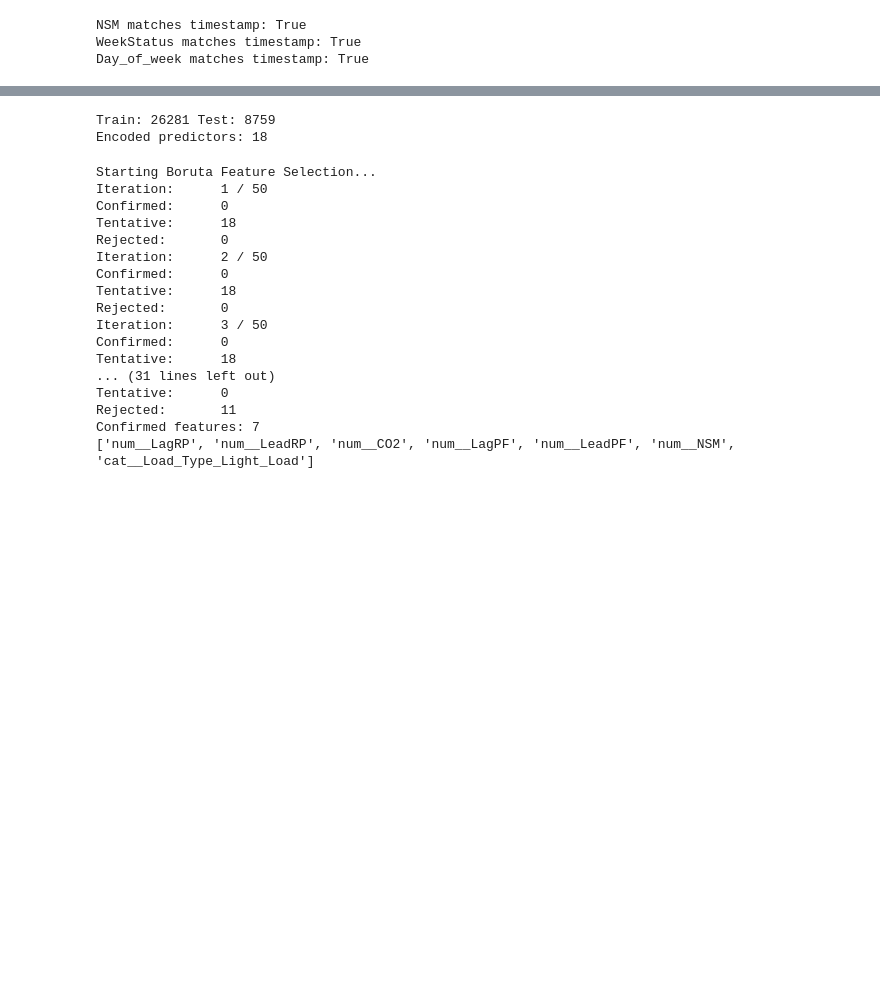
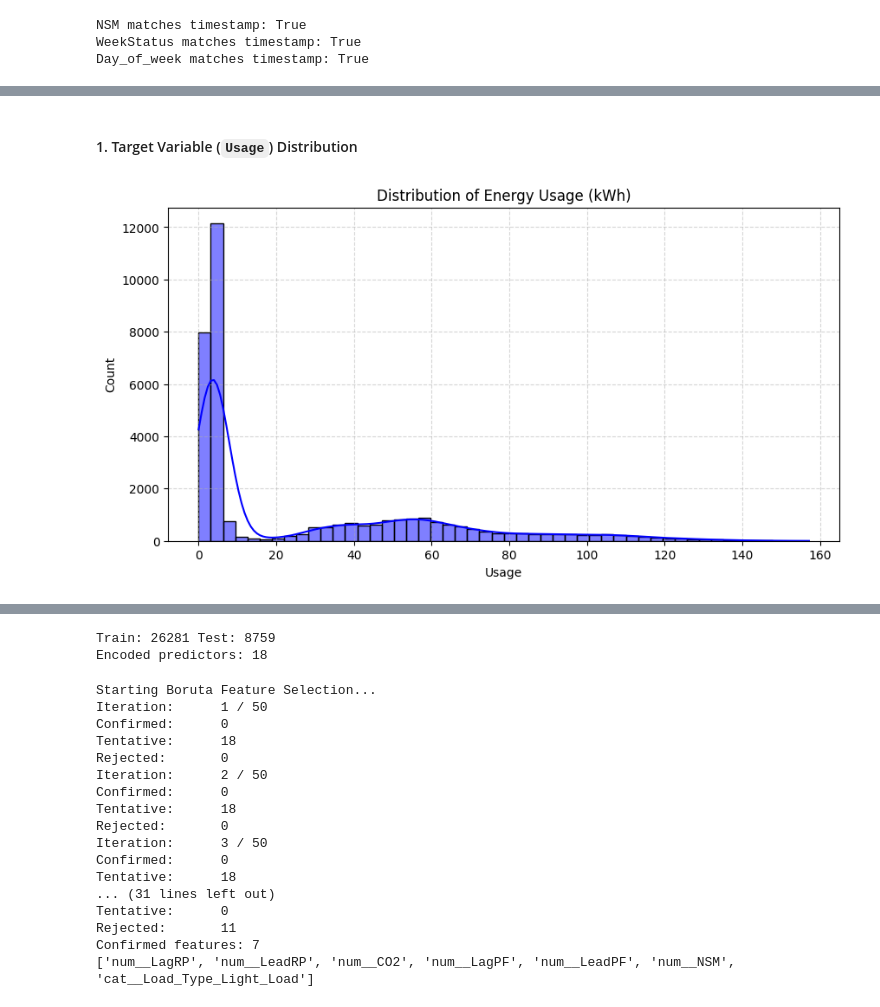
Before and after one commit to Suyash-Codes-AI/RP, a Jupyter notebook: RP_PAPER.ipynb, the cells around one changed output, grey strips where cells are left out. Saved outputs shown, nothing was run; the diff lists cells and outputs as text; code cells hidden in the pictures; blank space fills up the shorter version.

```diff
--- a/RP_PAPER.ipynb
+++ b/RP_PAPER.ipynb
@@ -101,0 +189,12 @@ Day_of_week matches timestamp: True
+# %% [markdown]
+#### 1. Target Variable (`Usage`) Distribution
+# %%
+plt.figure(figsize=(10, 5))
+sns.histplot(df['Usage'], bins=50, kde=True, color='blue')
+plt.title('Distribution of Energy Usage (kWh)')
+plt.xlabel('Usage')
+plt.ylabel('Count')
+plt.grid(True, linestyle='--', alpha=0.5)
+plt.show()
+# %% [output]
+[figure, added]
```
Also changed, not shown: parts of 25 cells of this notebook.
